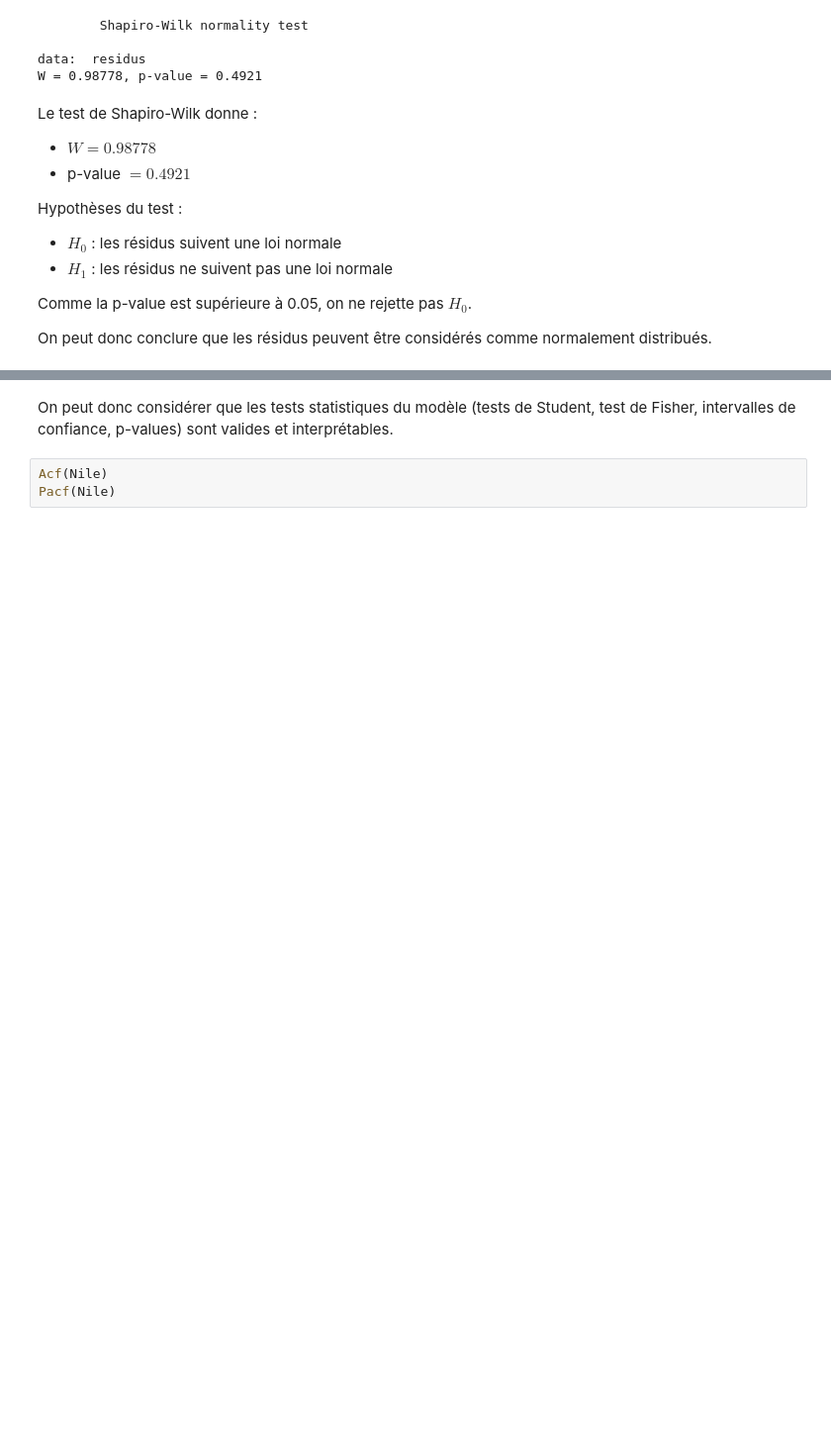
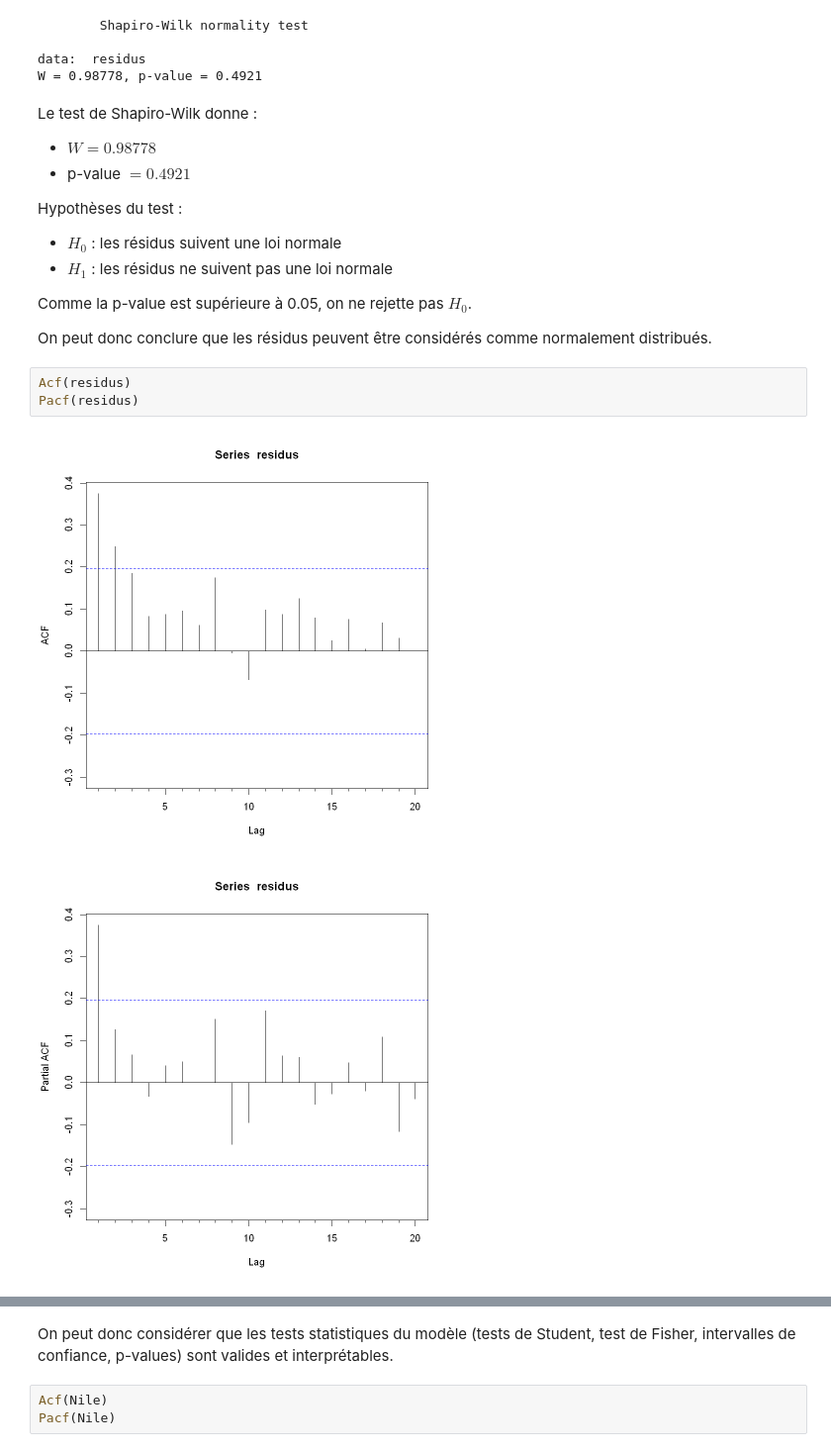
Before and after one commit to moh8dhia/nile-time-series, a Jupyter notebook: nile.ipynb, the cells around one changed output, grey strips where cells are left out. Shown at 99% size. Drawn from its saved outputs; the diff is of its cells as text; blank space fills up the shorter version.

```diff
--- a/nile.ipynb
+++ b/nile.ipynb
@@ -238,3 +238,9 @@ Hypothèses du test :
 Comme la p-value est supérieure à 0.05, on ne rejette pas $H_0$.
 
 On peut donc conclure que les résidus peuvent être considérés comme normalement distribués.
+# %%
+Acf(residus)
+Pacf(residus)
+# %% [output]
+[figure, added]
+[figure, added]
```
Also changed, not shown: parts of 6 cells of this notebook.
